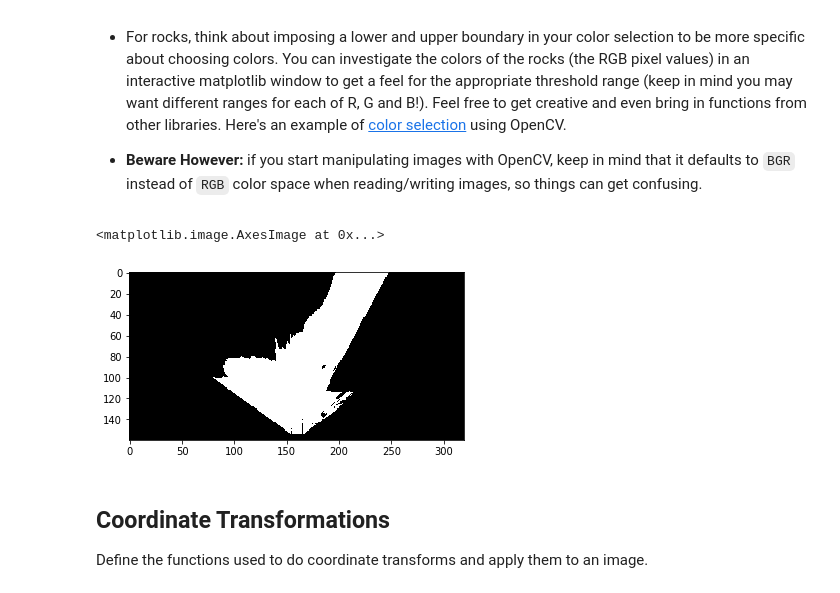
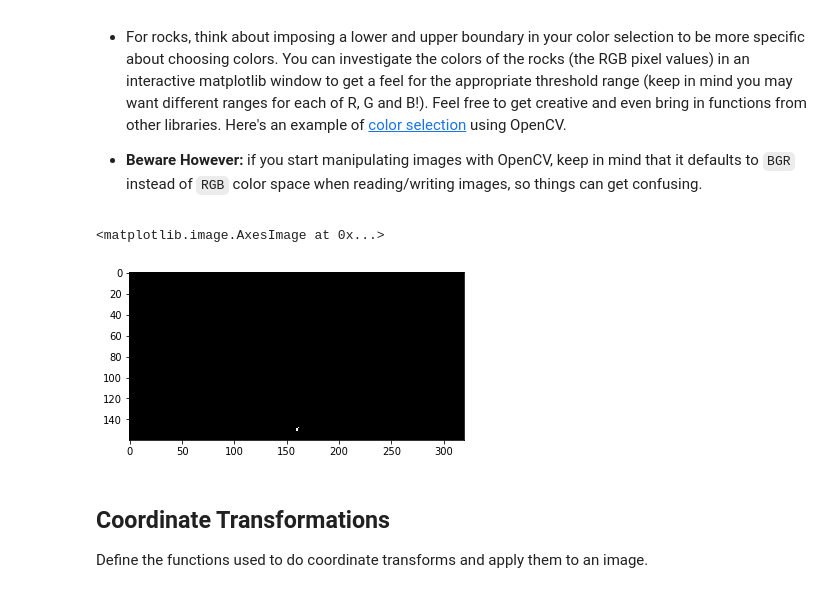
Before and after one commit to oag101/RoboND-Rover-Project, a Jupyter notebook: code/Rover_Project_Test_Notebook.ipynb, the cells around one changed output. Cells and saved outputs as stored; diff of their text form; code cells hidden in the pictures.

```diff
--- a/code/Rover_Project_Test_Notebook.ipynb
+++ b/code/Rover_Project_Test_Notebook.ipynb
@@ -50,13 +50,14 @@ Read in and display example grid and rock sample calibration images.  You'll use
 # You can also toggle on the rock samples with the 0 (zero) key.
 # Here's an example of the grid and one of the rocks
 example_grid = '../calibration_images/example_grid1.jpg'
-example_rock = '../calibration_images/example_rock1.jpg'
+example_rock = '../calibration_images/example_rock2.jpg'
 grid_img = mpimg.imread(example_grid)
 rock_img = mpimg.imread(example_rock)
-
+print(rock_img[98,160])
 fig = plt.figure(figsize=(12,3))
 plt.subplot(121)
 plt.imshow(grid_img)
 plt.subplot(122)
 plt.imshow(rock_img)
+plt.show()
 # %% [output]
@@ -94,7 +95,7 @@
                   [image.shape[1]/2 + dst_size, image.shape[0] - 2*dst_size - bottom_offset],
                   [image.shape[1]/2 - dst_size, image.shape[0] - 2*dst_size - bottom_offset],
                   ])
-warped = perspect_transform(grid_img, source, destination)
+warped = perspect_transform(rock_img, source, destination)
 plt.imshow(warped)
 #scipy.misc.imsave('../output/warped_example.jpg', warped)
 # %% [output]
@@ -115,26 +116,54 @@ Define the color thresholding function from the lesson and apply it to the warpe
 # %%
 # Identify pixels above the threshold
 # Threshold of RGB > 160 does a nice job of identifying ground pixels only
 def color_thresh(img, rgb_thresh=(160, 160, 160)):
     # Create an array of zeros same xy size as img, but single channel
     color_select = np.zeros_like(img[:,:,0])
     # Require that each pixel be above all three threshold values in RGB
     # above_thresh will now contain a boolean array with "True"
     # where threshold was met
     above_thresh = (img[:,:,0] > rgb_thresh[0]) \
                 & (img[:,:,1] > rgb_thresh[1]) \
                 & (img[:,:,2] > rgb_thresh[2])
     # Index the array of zeros with the boolean array and set to 1
     color_select[above_thresh] = 1
     # Return the binary image
     return color_select
 
-threshed = color_thresh(warped)
+def obstacle_color_thresh(img, rgb_thresh=(160, 160, 160)):
+    # Create an array of zeros same xy size as img, but single channel
+    color_select = np.zeros_like(img[:,:,0])
+    # Require that each pixel be above all three threshold values in RGB
+    # above_thresh will now contain a boolean array with "True"
+    # where threshold was met
+    below_thresh = (img[:,:,0] < rgb_thresh[0]) \
+                & (img[:,:,1] < rgb_thresh[1]) \
+                & (img[:,:,2] < rgb_thresh[2])
+    # Index the array of zeros with the boolean array and set to 1
+    color_select[below_thresh] = 1
+    # Return the binary image
+    return color_select
+
+def sample_color_thresh(img, rgb_thresh_low=(100, 100, 0),rgb_thresh_high=(150, 150, 70)):
+    # Create an array of zeros same xy size as img, but single channel
+    color_select = np.zeros_like(img[:,:,0])
+    # Require that each pixel be above all three threshold values in RGB
+    # above_thresh will now contain a boolean array with "True"
+    # where threshold was met
+    below_thresh = ((img[:,:,0] >= rgb_thresh_low[0]) & (img[:,:,0] <= rgb_thresh_high[0])) \
+                & ((img[:,:,1] >= rgb_thresh_low[1]) & (img[:,:,1] <= rgb_thresh_high[1])) \
+                & ((img[:,:,2] >= rgb_thresh_low[2]) & (img[:,:,2] <= rgb_thresh_high[2]))
+    # Index the array of zeros with the boolean array and set to 1
+    color_select[below_thresh] = 1
+    # Return the binary image
+    return color_select
+
+threshed = sample_color_thresh(warped)
 plt.imshow(threshed, cmap='gray')
 #scipy.misc.imsave('../output/warped_threshed.jpg', threshed*255)
 # %% [output]
 <matplotlib.image.AxesImage at 0x...>
-[figure, old version]
+[figure, new version]
 # %% [markdown]
 ## Coordinate Transformations
 Define the functions used to do coordinate transforms and apply them to an image.
```
Also changed, not shown: parts of 6 cells of this notebook, 3 other files.
